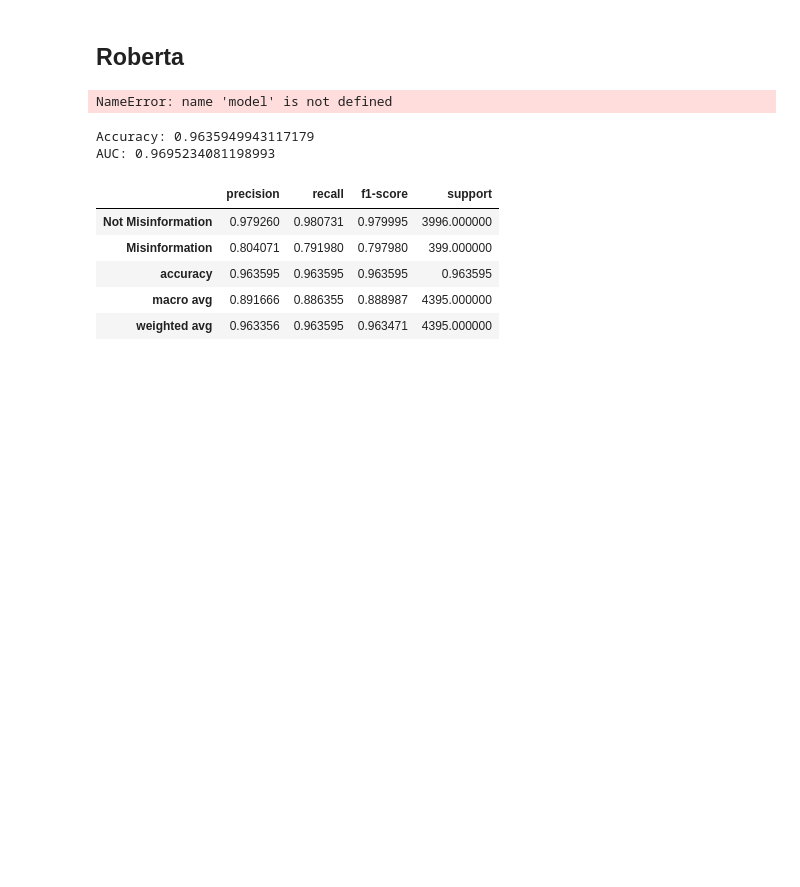
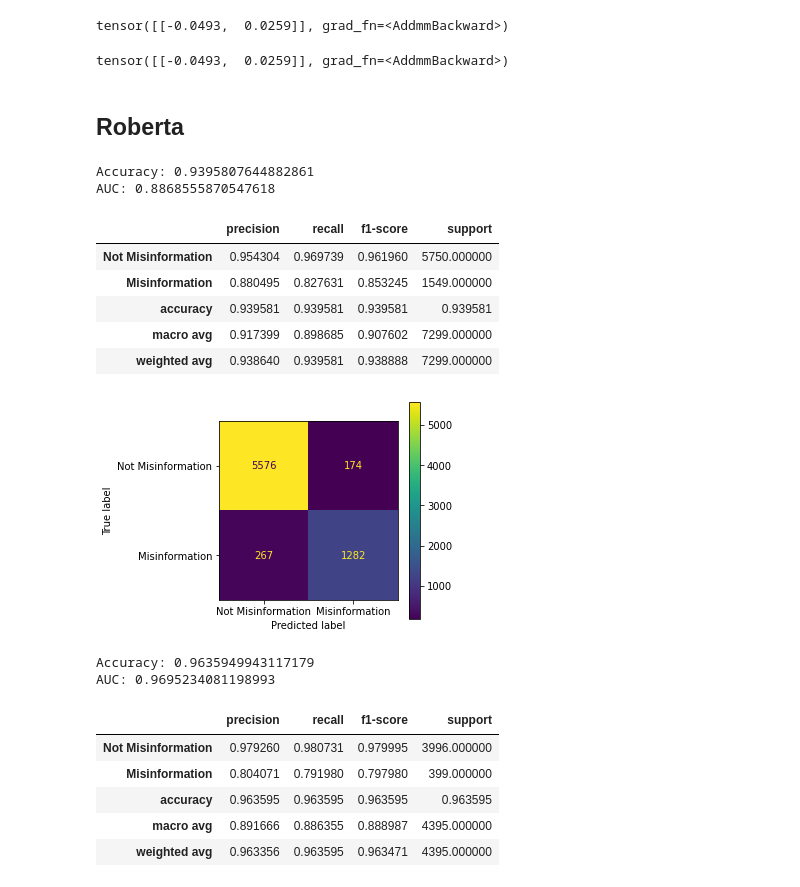
Before and after one commit to crarojasca/MDFI_misinformation, a Jupyter notebook: model_comparative.ipynb, the cells around one changed output. Saved outputs shown, nothing was run; the diff lists cells and outputs as text; code cells hidden in the pictures; blank space fills up the shorter version.

```diff
--- a/model_comparative.ipynb
+++ b/model_comparative.ipynb
@@ -116,35 +131,62 @@ AUC: 0.9015225531198249
+# %%
+inputs = tokenizer(
+    "@stevenburns131 Are you saying he DOESN'T believe in global warming/climate change?", return_tensors="pt")
+outputs = model(**inputs)
+last_hidden_states = outputs[0]
+last_hidden_states
+# %% [output]
+tensor([[-0.0493,  0.0259]], grad_fn=<AddmmBackward>)
+# %%
+inputs = tokenizer(
+    "whatever thing", return_tensors="pt")
+outputs = model(**inputs)
+last_hidden_states = outputs[0]
+last_hidden_states
+# %% [output]
+tensor([[-0.0493,  0.0259]], grad_fn=<AddmmBackward>)
 # %% [markdown]
 ## Roberta
 # %%
 def report(y_true, y_pred, scores, classes, matrix_display=True):
 
     acc = accuracy_score(y_true, y_pred)
+
+    scores = np.stack(scores.values)
+    scores = scores[np.arange(scores.shape[0]), y_pred]
 
     fpr, tpr, thresholds = roc_curve(y_true, scores)
     roc_auc = auc(tpr, fpr)# multi_class="ovr", average="macro")
 
     print(f"Accuracy: {acc}")
     print(f"AUC: {roc_auc}")
 
     if matrix_display:
         c_m = confusion_matrix(y_true, y_pred)
         cmp = ConfusionMatrixDisplay(
             c_m, display_labels=classes)
         fig, ax = plt.subplots(figsize=(4,4))
         cmp.plot(ax=ax)
 
     report = pd.DataFrame(
         classification_report(y_true, y_pred, target_names=classes, output_dict=True)).transpose()
 
     display(report)
 
 target_names = ["Not Misinformation", "Misinformation"]
 # display(Markdown("**Waterloo-Cards**"))
 scores = test['roberta_proba'].apply(lambda x: sum(x[1:]))
-scores = test.apply(lambda x: x[f"{model}_proba"][x[f"{model}_pred"]], axis=1).values
-report(test.labels, test['roberta_pred'], scores, target_names)
+# scores = test.apply(lambda x: x[f"{model}_proba"][x[f"{model}_pred"]], axis=1).values
+report(test.labels, test['roberta_pred'], test['roberta_proba'], target_names)
 # %% [output]
-NameError: name 'model' is not defined
+Accuracy: 0.9395807644882861
+AUC: 0.8868555870547618
+|  | precision | recall | f1-score | support |
+| Not Misinformation | 0.954304 | 0.969739 | 0.961960 | 5750.000000 |
+| Misinformation | 0.880495 | 0.827631 | 0.853245 | 1549.000000 |
+| accuracy | 0.939581 | 0.939581 | 0.939581 | 0.939581 |
+| macro avg | 0.917399 | 0.898685 | 0.907602 | 7299.000000 |
+| weighted avg | 0.938640 | 0.939581 | 0.938888 | 7299.000000 |
+[figure, added]
 # %%
 test_twitter = test[~test.tweetid.isna()]
 scores = test_twitter['roberta_new_pipe_proba'].apply(lambda x: sum(x[1:]))
```
Also changed, not shown: parts of 15 cells of this notebook, 7 other files.
